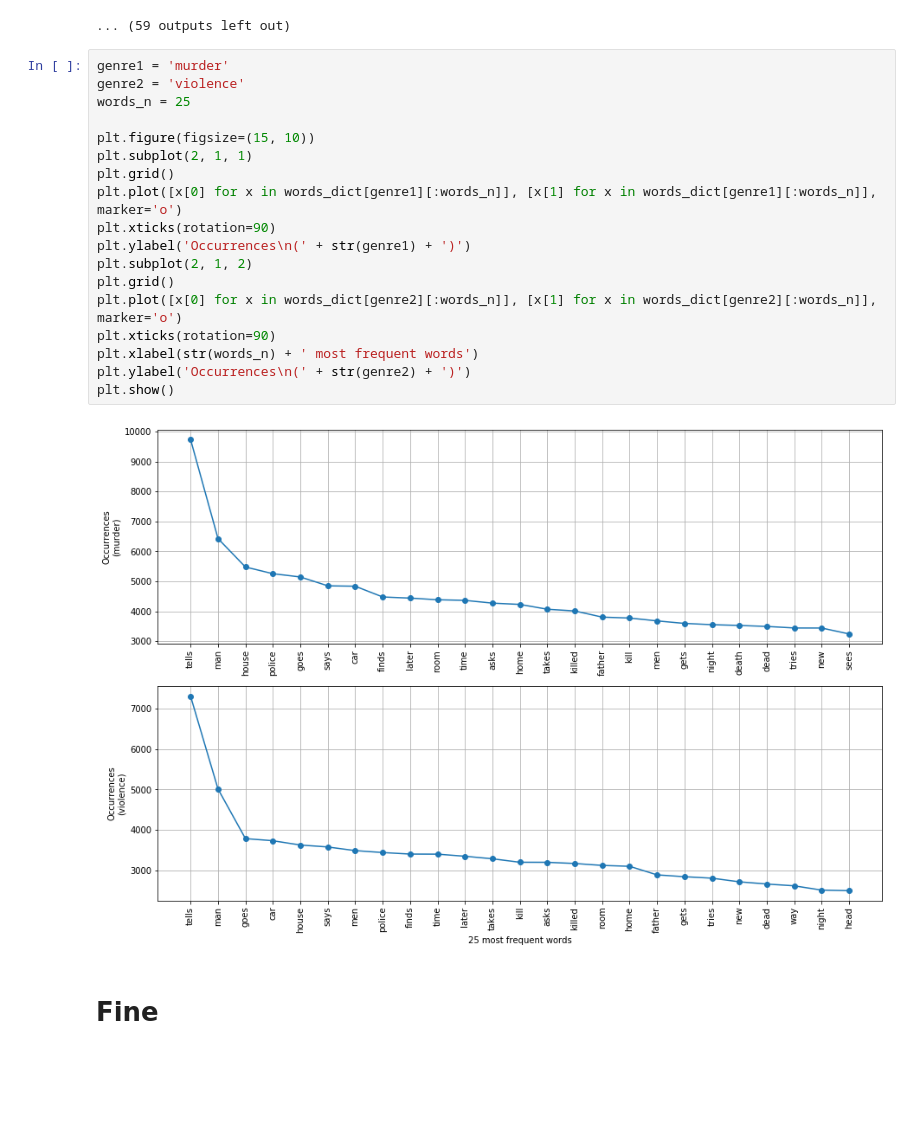
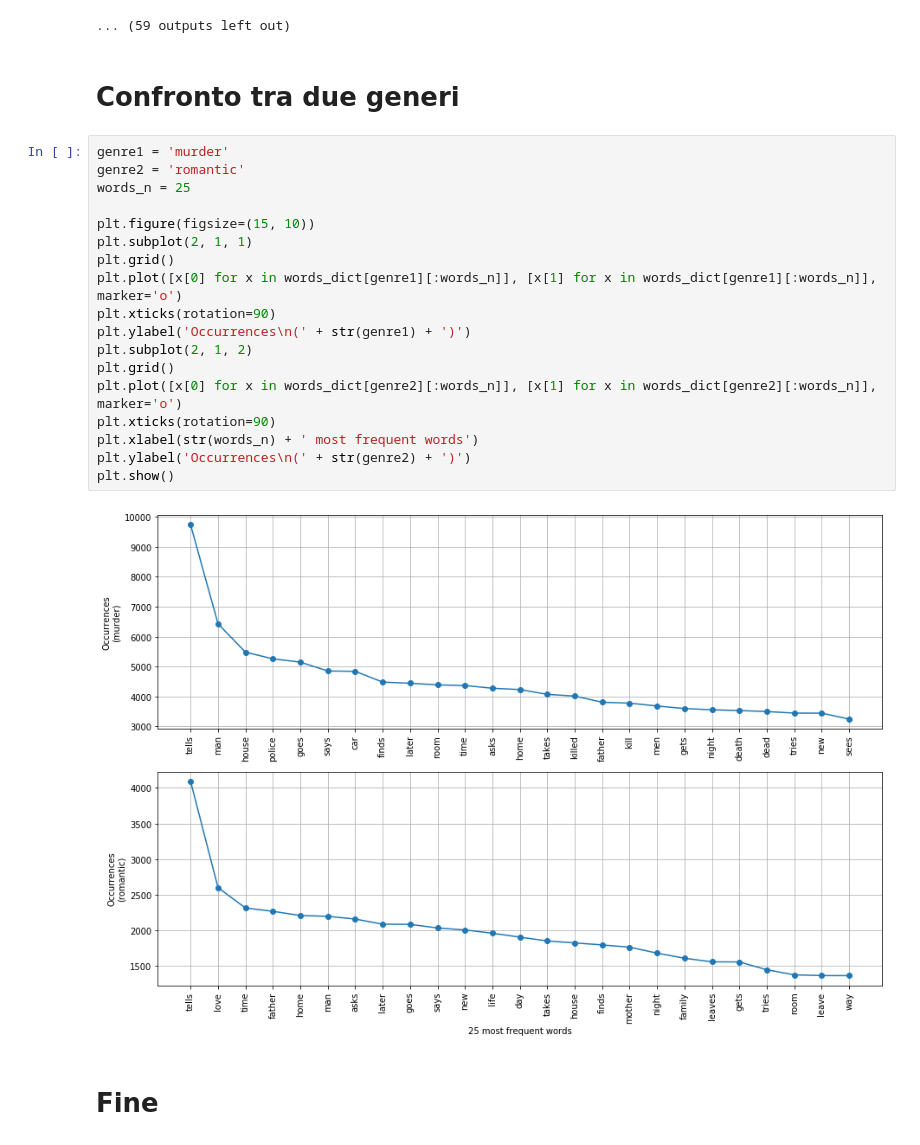
Before and after one commit to Janluke0/DSBDA-Project, a Jupyter notebook: Other/most_relevant_words_by_genre.ipynb, the cells around one changed output. Drawn from its saved outputs; the diff is of its cells as text; blank space fills up the shorter version.

```diff
--- a/Other/most_relevant_words_by_genre.ipynb
+++ b/Other/most_relevant_words_by_genre.ipynb
@@ -323,26 +323,28 @@ for genre in words_dict:
 [figure]
 [figure]
 ... (59 outputs left out)
+# %% [markdown]
+# Confronto tra due generi
 # %%
 genre1 = 'murder'
-genre2 = 'violence'
+genre2 = 'romantic'
 words_n = 25
 
 plt.figure(figsize=(15, 10))
 plt.subplot(2, 1, 1)
 plt.grid()
 plt.plot([x[0] for x in words_dict[genre1][:words_n]], [x[1] for x in words_dict[genre1][:words_n]], marker='o')
 plt.xticks(rotation=90)
 plt.ylabel('Occurrences\n(' + str(genre1) + ')')
 plt.subplot(2, 1, 2)
 plt.grid()
 plt.plot([x[0] for x in words_dict[genre2][:words_n]], [x[1] for x in words_dict[genre2][:words_n]], marker='o')
 plt.xticks(rotation=90)
 plt.xlabel(str(words_n) + ' most frequent words')
 plt.ylabel('Occurrences\n(' + str(genre2) + ')')
 plt.show()
 # %% [output]
-[figure, old version]
+[figure, new version]
 # %% [markdown]
 # Fine
 # %%
```
